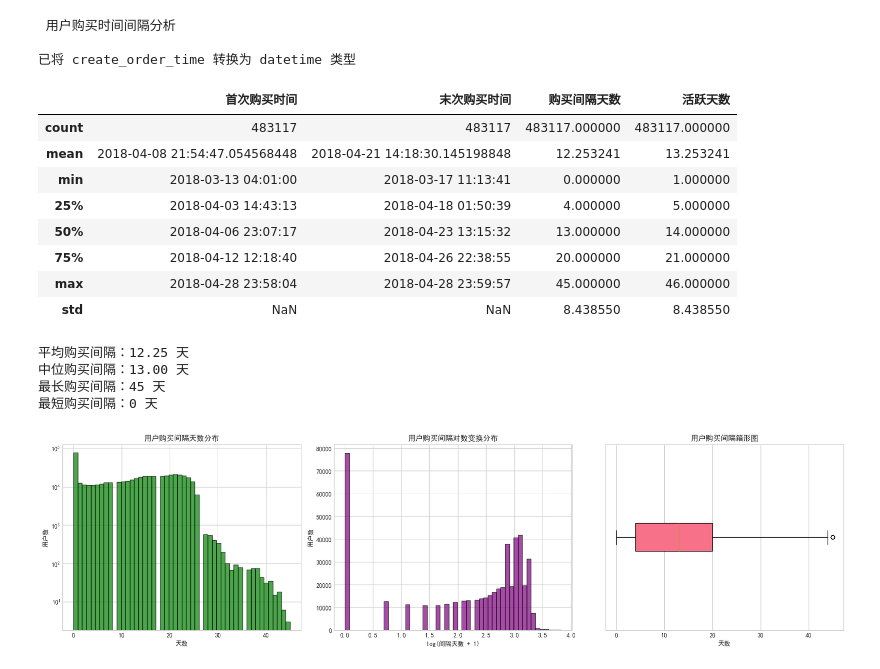
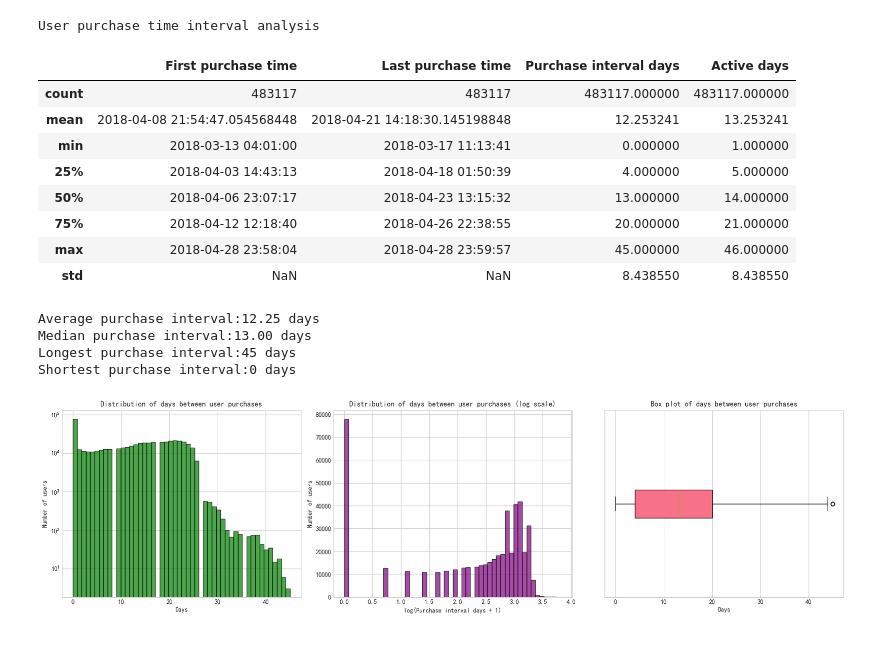
Before and after one commit to AlsQed/User_Purchase_Prediction, a Jupyter notebook: EDA.ipynb, the cells around one changed output. Saved outputs shown, nothing was run; the diff lists cells and outputs as text; code cells hidden in the pictures.

```diff
--- a/EDA.ipynb
+++ b/EDA.ipynb
@@ -268,68 +261,58 @@ Top 20% 用户的订单占比：40.90%
 # %%
-# 用户首次/末次购买时间间隔分析
-print('\n 用户购买时间间隔分析 \n')
+print('\nUser purchase time interval analysis\n')
 
-# 确保时间字段已转换
 if train_df['create_order_time'].dtype == 'object':
     train_df['create_order_time'] = pd.to_datetime(train_df['create_order_time'])
-    print('已将 create_order_time 转换为 datetime 类型')
 
-# 计算每个用户的首次和末次购买时间
 user_time_stats = train_df.groupby('buyer_admin_id')['create_order_time'].agg(['min', 'max'])
-user_time_stats.columns = ['首次购买时间', '末次购买时间']
+user_time_stats.columns = ['First purchase time', 'Last purchase time']
 
-# 计算购买间隔（天数）
-user_time_stats['购买间隔天数'] = (user_time_stats['末次购买时间'] - user_time_stats['首次购买时间']).dt.days
-user_time_stats['活跃天数'] = user_time_stats['购买间隔天数'] + 1
+
+user_time_stats['Purchase interval days'] = (user_time_stats['Last purchase time'] - user_time_stats['First purchase time']).dt.days
+user_time_stats['Active days'] = user_time_stats['Purchase interval days'] + 1
 
 display(user_time_stats.describe())
 
-print(f'\n平均购买间隔：{user_time_stats["购买间隔天数"].mean():.2f} 天')
-print(f'中位购买间隔：{user_time_stats["购买间隔天数"].median():.2f} 天')
-print(f'最长购买间隔：{user_time_stats["购买间隔天数"].max()} 天')
-print(f'最短购买间隔：{user_time_stats["购买间隔天数"].min()} 天')
+print(f'\nAverage purchase interval:{user_time_stats["Purchase interval days"].mean():.2f} days')
+print(f'Median purchase interval:{user_time_stats["Purchase interval days"].median():.2f} days')
+print(f'Longest purchase interval:{user_time_stats["Purchase interval days"].max()} days')
+print(f'Shortest purchase interval:{user_time_stats["Purchase interval days"].min()} days')
 
-# 购买间隔分布可视化
 fig, axes = plt.subplots(1, 3, figsize=(18, 5))
 
-# 1. 原始间隔分布
-axes[0].hist(user_time_stats['购买间隔天数'], bins=50, edgecolor='black', alpha=0.7, color='green')
-axes[0].set_title('用户购买间隔天数分布')
-axes[0].set_xlabel('天数')
-axes[0].set_ylabel('用户数')
+axes[0].hist(user_time_stats['Purchase interval days'], bins=50, edgecolor='black', alpha=0.7, color='green')
+axes[0].set_title('Distribution of days between user purchases')
+axes[0].set_xlabel('Days')
+axes[0].set_ylabel('Number of users')
 axes[0].set_yscale('log')
 
-# 2. 对数变换分布
-log_interval = np.log1p(user_time_stats['购买间隔天数'])
+log_interval = np.log1p(user_time_stats['Purchase interval days'])
 axes[1].hist(log_interval, bins=50, edgecolor='black', alpha=0.7, color='purple')
-axes[1].set_title('用户购买间隔对数变换分布')
-axes[1].set_xlabel('log(间隔天数 + 1)')
-axes[1].set_ylabel('用户数')
+axes[1].set_title('Distribution of days between user purchases (log scale)')
+axes[1].set_xlabel('log(Purchase interval days + 1)')
+axes[1].set_ylabel('Number of users')
 
-# 3. 箱形图
-axes[2].boxplot(user_time_stats['购买间隔天数'].values, vert=False, patch_artist=True)
-axes[2].set_title('用户购买间隔箱形图')
-axes[2].set_xlabel('天数')
+axes[2].boxplot(user_time_stats['Purchase interval days'].values, vert=False, patch_artist=True)
+axes[2].set_title('Box plot of days between user purchases')
+axes[2].set_xlabel('Days')
 axes[2].set_yticks([])
 
 plt.tight_layout()
 plt.show()
 # %% [output]
- 用户购买时间间隔分析
-
-已将 create_order_time 转换为 datetime 类型
+User purchase time interval analysis
-|  | 首次购买时间 | 末次购买时间 | 购买间隔天数 | 活跃天数 |
+|  | First purchase time | Last purchase time | Purchase interval days | Active days |
 | count | 483117 | 483117 | 483117.000000 | 483117.000000 |
 | mean | 2018-04-08 21:54:47.054568448 | 2018-04-21 14:18:30.145198848 | 12.253241 | 13.253241 |
 | min | 2018-03-13 04:01:00 | 2018-03-17 11:13:41 | 0.000000 | 1.000000 |
 | 25% | 2018-04-03 14:43:13 | 2018-04-18 01:50:39 | 4.000000 | 5.000000 |
 | 50% | 2018-04-06 23:07:17 | 2018-04-23 13:15:32 | 13.000000 | 14.000000 |
 | 75% | 2018-04-12 12:18:40 | 2018-04-26 22:38:55 | 20.000000 | 21.000000 |
 | max | 2018-04-28 23:58:04 | 2018-04-28 23:59:57 | 45.000000 | 46.000000 |
 | std | NaN | NaN | 8.438550 | 8.438550 |
-平均购买间隔：12.25 天
-中位购买间隔：13.00 天
-最长购买间隔：45 天
-最短购买间隔：0 天
+Average purchase interval:12.25 days
+Median purchase interval:13.00 days
+Longest purchase interval:45 days
+Shortest purchase interval:0 days
-[figure, old version]
+[figure, new version]
 # %%
```
Also changed, not shown: parts of 17 cells of this notebook.
